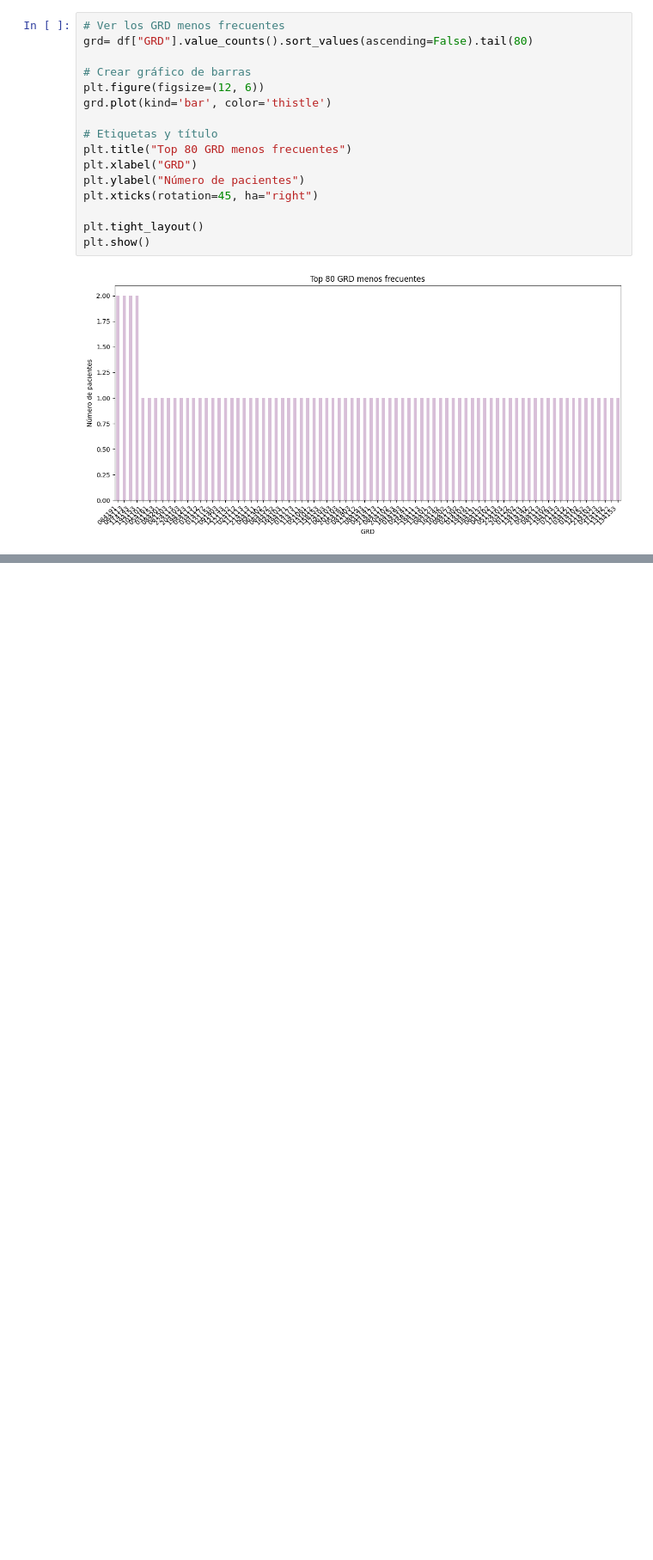
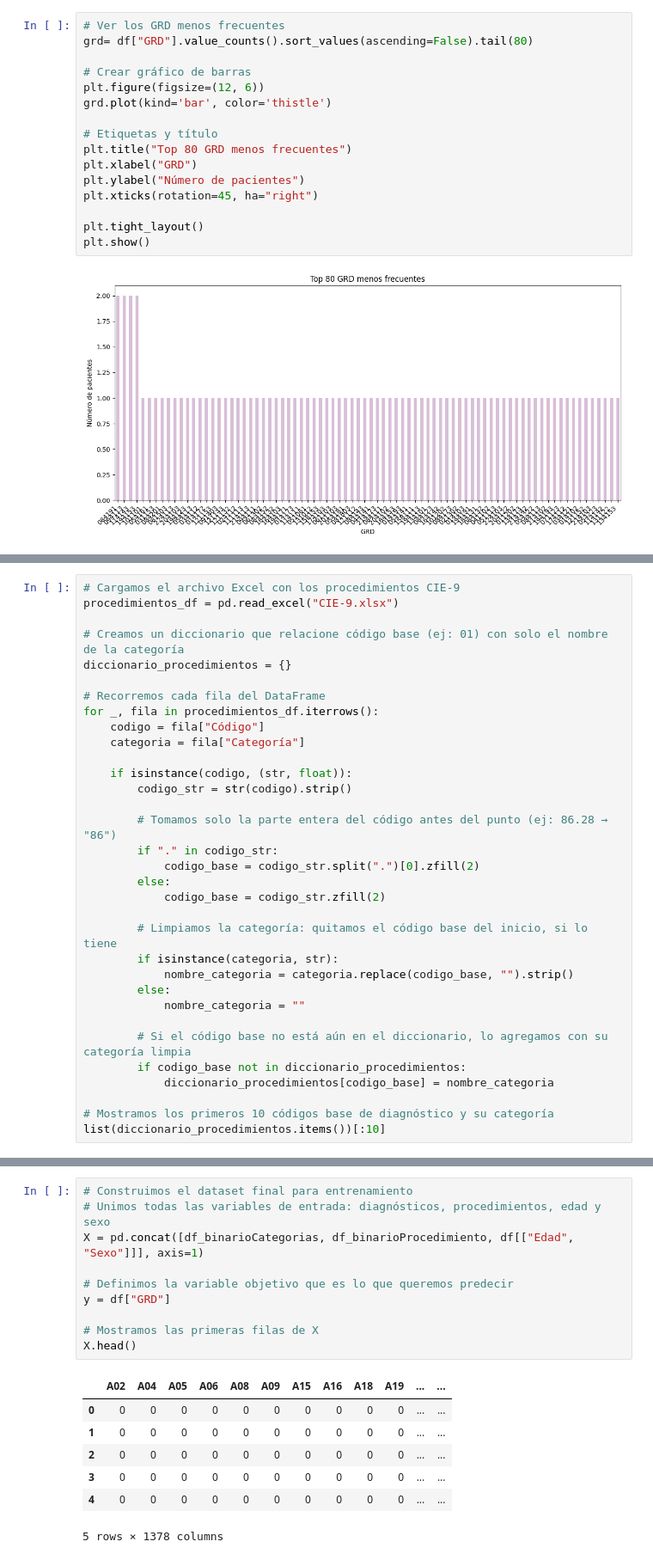
Before and after one commit to ntalme/Proyecto-Aprendizaje-de-Maquina, a Jupyter notebook: CodigoProyecto1.ipynb, the cells around one changed output, grey strips where cells are left out. Shown: that part at 86% size. Saved outputs shown, nothing was run; the diff lists cells and outputs as text; blank space fills up the shorter version.

```diff
--- a/CodigoProyecto1.ipynb
+++ b/CodigoProyecto1.ipynb
@@ -196,0 +285,33 @@ plt.show()
+# %%
+# Cargamos el archivo Excel con los procedimientos CIE-9
+procedimientos_df = pd.read_excel("CIE-9.xlsx")
+
+# Creamos un diccionario que relacione código base (ej: 01) con solo el nombre de la categoría
+diccionario_procedimientos = {}
+
+# Recorremos cada fila del DataFrame
+for _, fila in procedimientos_df.iterrows():
+    codigo = fila["Código"]
+    categoria = fila["Categoría"]
+
+    if isinstance(codigo, (str, float)):
+        codigo_str = str(codigo).strip()
+
+        # Tomamos solo la parte entera del código antes del punto (ej: 86.28 → "86")
+        if "." in codigo_str:
+            codigo_base = codigo_str.split(".")[0].zfill(2)
+        else:
+            codigo_base = codigo_str.zfill(2)
+
+        # Limpiamos la categoría: quitamos el código base del inicio, si lo tiene
+        if isinstance(categoria, str):
+            nombre_categoria = categoria.replace(codigo_base, "").strip()
+        else:
+            nombre_categoria = ""
+
+        # Si el código base no está aún en el diccionario, lo agregamos con su categoría limpia
+        if codigo_base not in diccionario_procedimientos:
+            diccionario_procedimientos[codigo_base] = nombre_categoria
+
+# Mostramos los primeros 10 códigos base de diagnóstico y su categoría
+list(diccionario_procedimientos.items())[:10]
@@ -196,0 +376,18 @@ plt.show()
+# %%
+# Construimos el dataset final para entrenamiento
+# Unimos todas las variables de entrada: diagnósticos, procedimientos, edad y sexo
+X = pd.concat([df_binarioCategorias, df_binarioProcedimiento, df[["Edad", "Sexo"]]], axis=1)
+
+# Definimos la variable objetivo que es lo que queremos predecir
+y = df["GRD"]
+
+# Mostramos las primeras filas de X
+X.head()
+# %% [output]
+|  | A02 | A04 | A05 | A06 | A08 | A09 | A15 | A16 | A18 | A19 | ... | ... |
+| 0 | 0 | 0 | 0 | 0 | 0 | 0 | 0 | 0 | 0 | 0 | ... | ... |
+| 1 | 0 | 0 | 0 | 0 | 0 | 0 | 0 | 0 | 0 | 0 | ... | ... |
+| 2 | 0 | 0 | 0 | 0 | 0 | 0 | 0 | 0 | 0 | 0 | ... | ... |
+| 3 | 0 | 0 | 0 | 0 | 0 | 0 | 0 | 0 | 0 | 0 | ... | ... |
+| 4 | 0 | 0 | 0 | 0 | 0 | 0 | 0 | 0 | 0 | 0 | ... | ... |
+5 rows × 1378 columns
```
Also changed, not shown: parts of 7 cells of this notebook.
